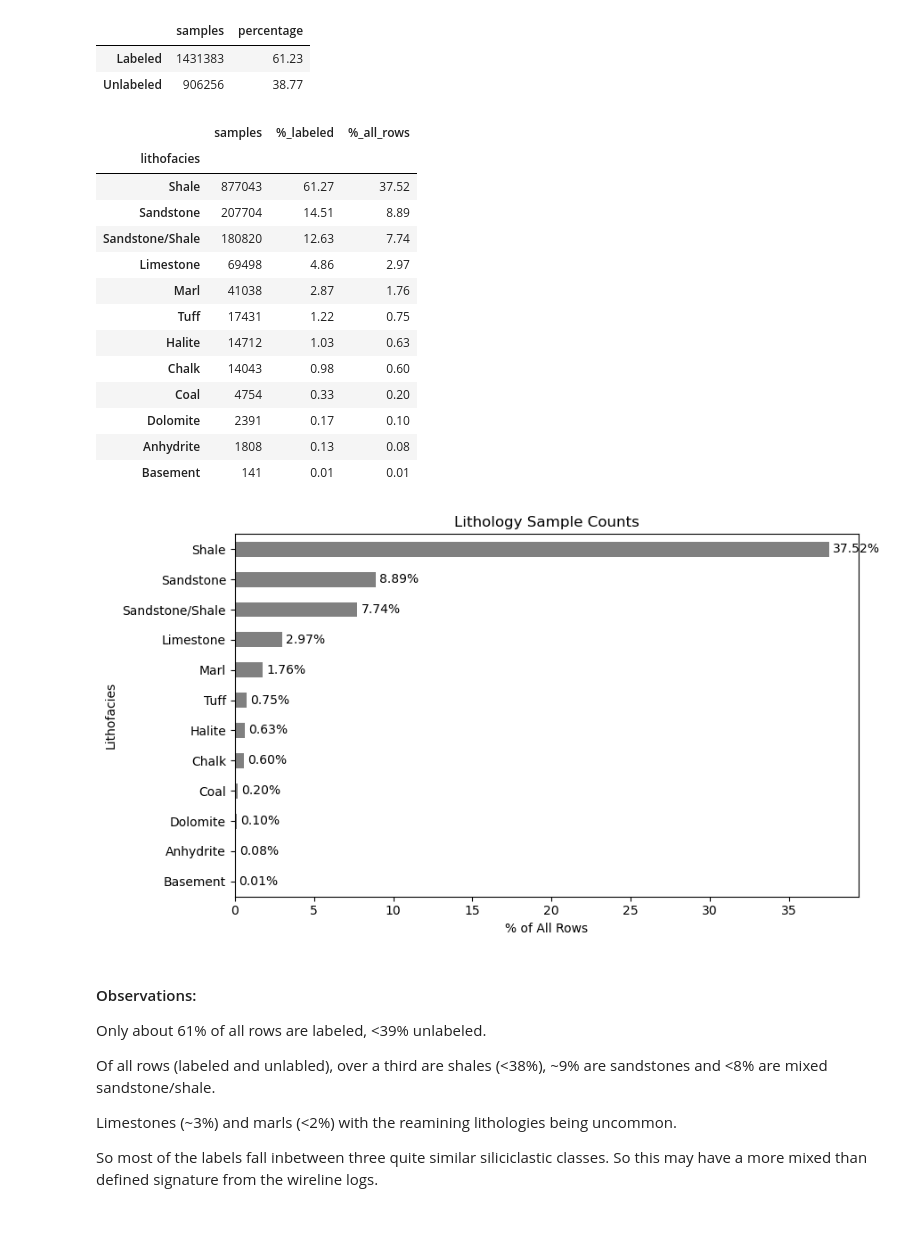
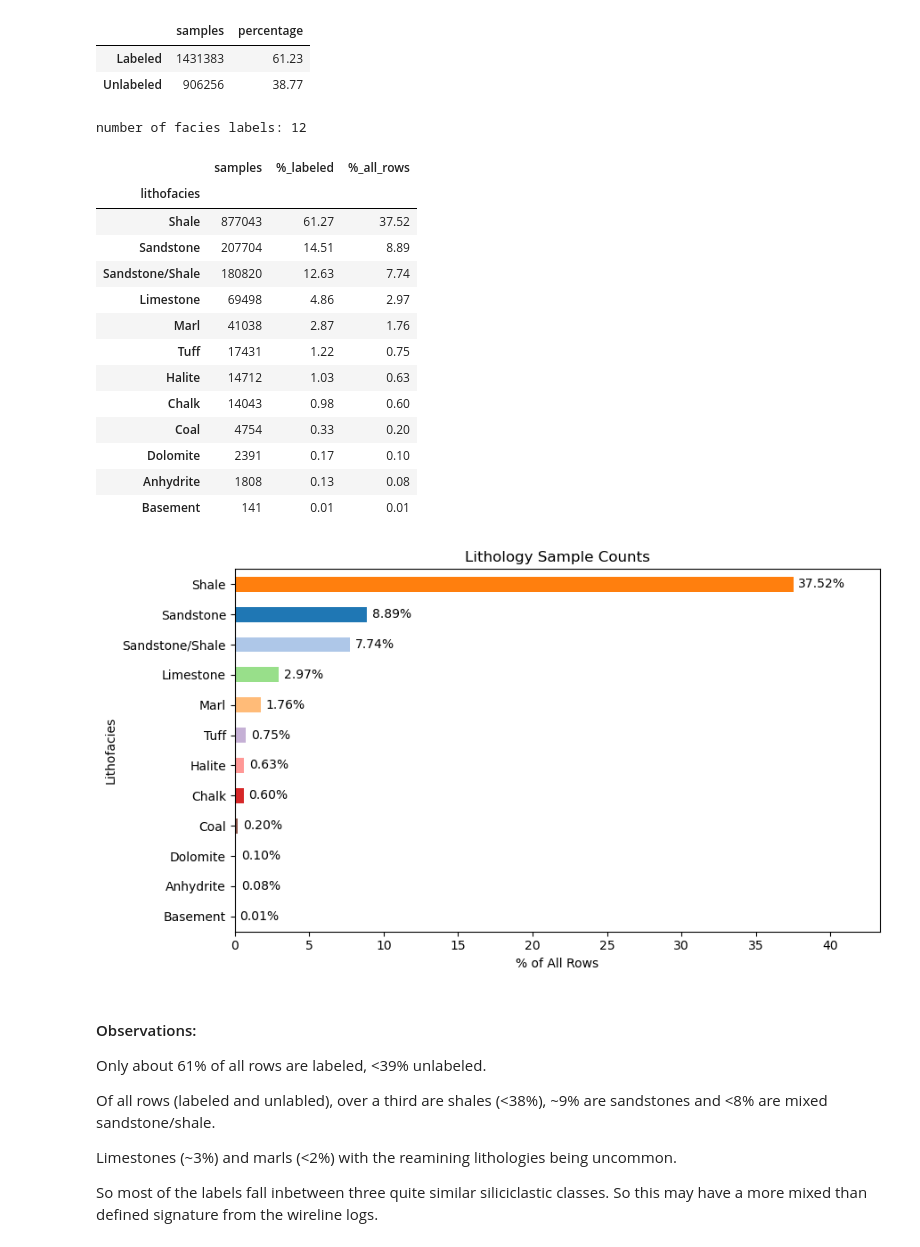
Before and after one commit to leraos/force_2020_well_log_analysis, a Jupyter notebook: notebooks/02_exploratory_data_analysis.ipynb, the cells around one changed output. Cells and saved outputs as stored; diff of their text form; code cells hidden in the pictures.

```diff
--- a/notebooks/02_exploratory_data_analysis.ipynb
+++ b/notebooks/02_exploratory_data_analysis.ipynb
@@ -382,27 +398,11 @@ facies_summary = facies_summary.sort_values(
     ascending=False,
 )
 
+print(f'number of facies labels: {len(facies_summary)}\n')
+
 display(facies_summary)
-
-
-### plot lithology presence
-ax = facies_summary["%_all_rows"].plot(
-    kind='barh',
-    legend=False,
-    color="grey",
-    figsize=(9, 5),
-)
-ax.invert_yaxis()
-
-### annotate percentage value above each bar
-ax.bar_label(ax.containers[0], fmt='%.2f%%', padding=3)
-
-plt.ylabel('Lithofacies')
-plt.xlabel('% of All Rows')
-plt.title('Lithology Sample Counts')
-plt.tight_layout()
-plt.show()
 # %% [output]
+number of facies labels: 12
 |  | samples | %_labeled | %_all_rows |
 | lithofacies |  |  |  |
 | Shale | 877043 | 61.27 | 37.52 |
@@ -417,7 +417,29 @@ plt.show()
 | Dolomite | 2391 | 0.17 | 0.10 |
 | Anhydrite | 1808 | 0.13 | 0.08 |
 | Basement | 141 | 0.01 | 0.01 |
-[figure, removed]
+# %%
+### plot lithology presence
+colors = [FACIES_COLORS[facies] for facies in facies_summary.index]
+
+ax = facies_summary["%_all_rows"].plot(
+    kind="barh",
+    legend=False,
+    color=colors,
+    figsize=(9, 5),
+)
+ax.invert_yaxis()
+### annotate percentage value above each bar
+ax.bar_label(ax.containers[0], fmt="%.2f%%", padding=4)
+### padding so percentage overlaps not
+ax.set_xlim(right=ax.get_xlim()[1] * 1.1)
+
+plt.ylabel("Lithofacies")
+plt.xlabel("% of All Rows")
+plt.title("Lithology Sample Counts")
+plt.tight_layout()
+plt.show()
+# %% [output]
+[figure, added]
 # %% [markdown]
 #### Observations:
 
```
Also changed, not shown: parts of 10 cells of this notebook, 10 other files.
